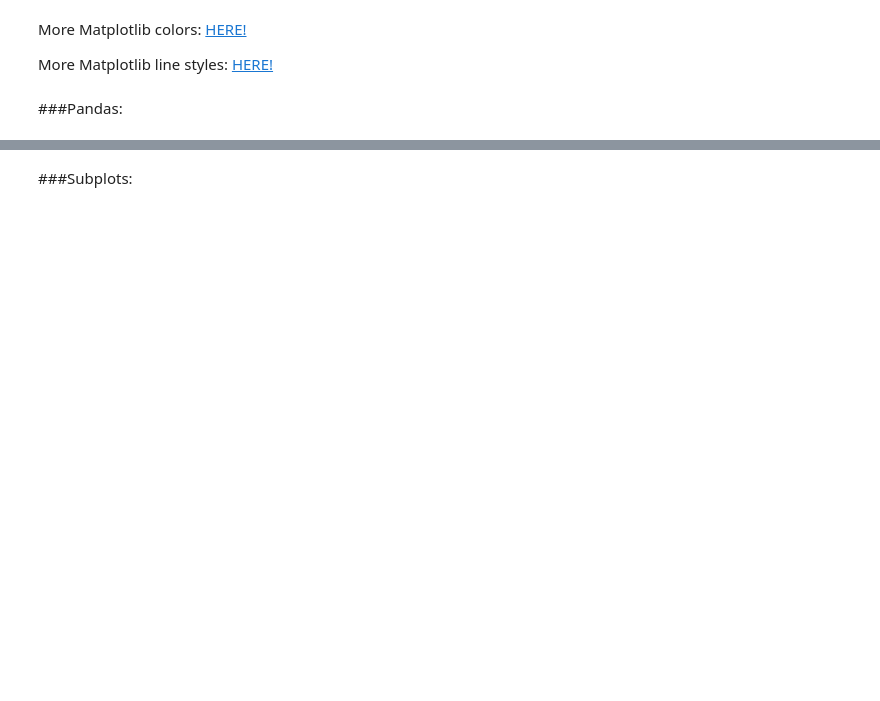
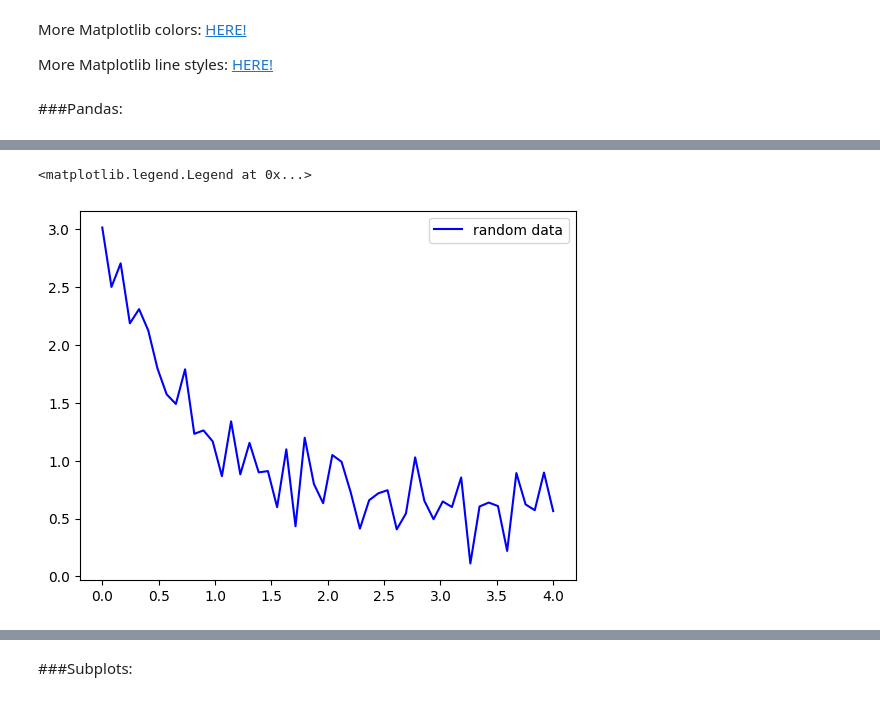
Before and after one commit to CovingtonResearchGroup/CCZ-student-python-training, a Jupyter notebook: Intro_to_Python.ipynb, the cells around one changed output, grey strips where cells are left out. Drawn from its saved outputs; the diff is of its cells as text; code cells hidden in the pictures; blank space fills up the shorter version.

```diff
--- a/Intro_to_Python.ipynb
+++ b/Intro_to_Python.ipynb
@@ -243,0 +310,18 @@ plt.legend()
+# %%
+#to get a curve fit, we need to define our function
+#we do this by using the *def* command and using the structure below
+
+def func(x, a, b, c): #these values are general. and now we can import any values we want inside them
+  return a * np.exp(-b * x) + c
+# %%
+#Here, I'm just going to make some random data
+xdata2 = np.linspace(0, 4, 50)
+y = func(xdata2, 2.5, 1.3, 0.5)
+rng = np.random.default_rng()
+y_noise = 0.2 * rng.normal(size=xdata2.size)
+ydata2 = y + y_noise
+plt.plot(xdata2, ydata2, color='blue', label='random data')
+plt.legend()
+# %% [output]
+<matplotlib.legend.Legend at 0x...>
+[figure, added]
```
Also changed, not shown: parts of 31 cells of this notebook, 1 other file.
